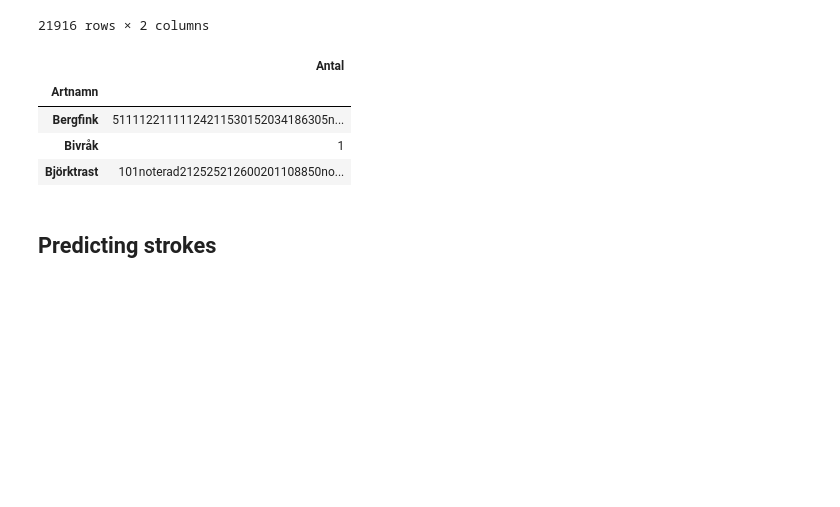
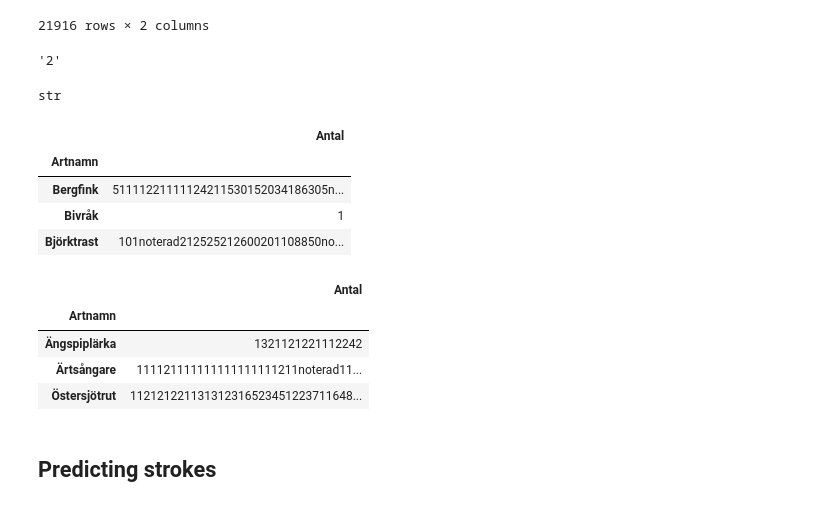
Before and after one commit to totatorbj/su-mt4007, a Jupyter notebook: HW3/HW3_investigation.ipynb, the cells around one changed output. Saved outputs shown, nothing was run; the diff lists cells and outputs as text; code cells hidden in the pictures; blank space fills up the shorter version.

```diff
--- a/HW3/HW3_investigation.ipynb
+++ b/HW3/HW3_investigation.ipynb
@@ -192,3 +192,7 @@ artportalen_interesting_data_df
 | 21914 | Lövsångare | 2 |
 | 21915 | Mindre flugsnappare | 1 |
 21916 rows × 2 columns
+# %%
+artportalen_interesting_data_df.iloc[0,1]
+# %% [output]
+'2'
@@ -195,3 +201,7 @@ artportalen_interesting_data_df
+# %%
+type(artportalen_interesting_data_df.iloc[0,1])
+# %% [output]
+str
 # %%
 artportalen_interesting_data_df.groupby(['Artnamn']).sum().head(3)
 # %% [output]
@@ -200,6 +210,14 @@ artportalen_interesting_data_df.groupby(['Artnamn']).sum().head(3)
 | Bergfink | 51111221111124211530152034186305n... |
 | Bivråk | 1 |
 | Björktrast | 101noterad212525212600201108850no... |
+# %%
+artportalen_interesting_data_df.groupby(['Artnamn']).sum().tail(3)
+# %% [output]
+|  | Antal |
+| Artnamn |  |
+| Ängspiplärka | 1321121221112242 |
+| Ärtsångare | 111121111111111111111211noterad11... |
+| Östersjötrut | 112121221131312316523451223711648... |
 # %% [markdown]
 
 ## Predicting strokes
```
Also changed, not shown: parts of 20 cells of this notebook.
